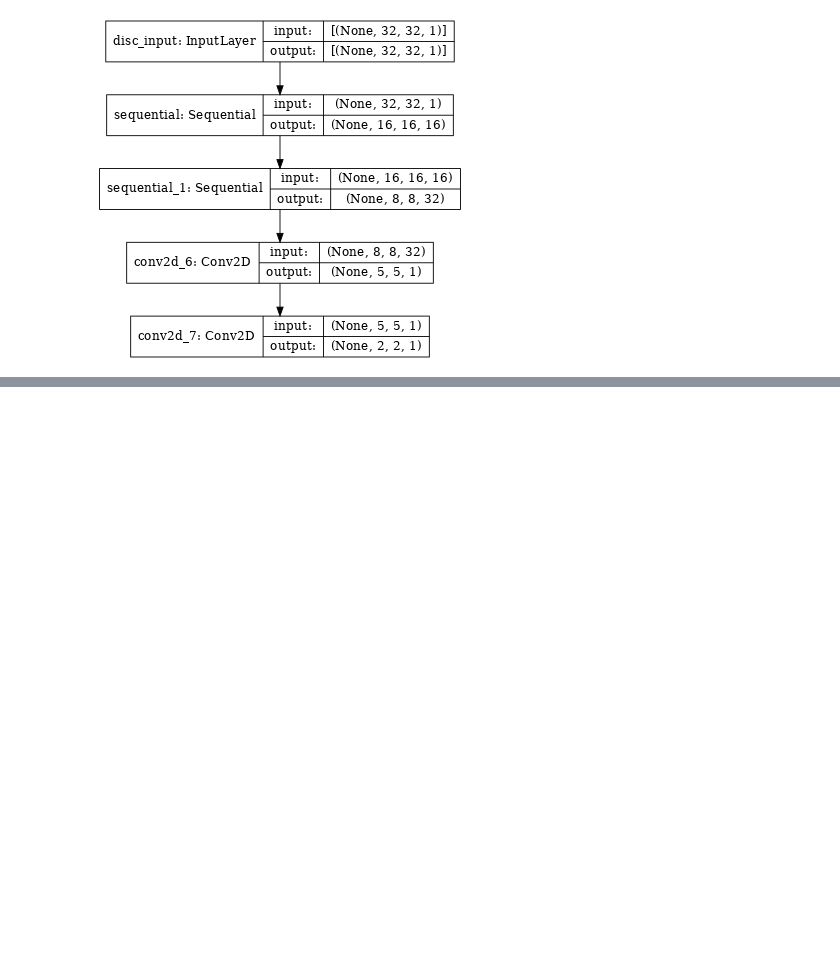
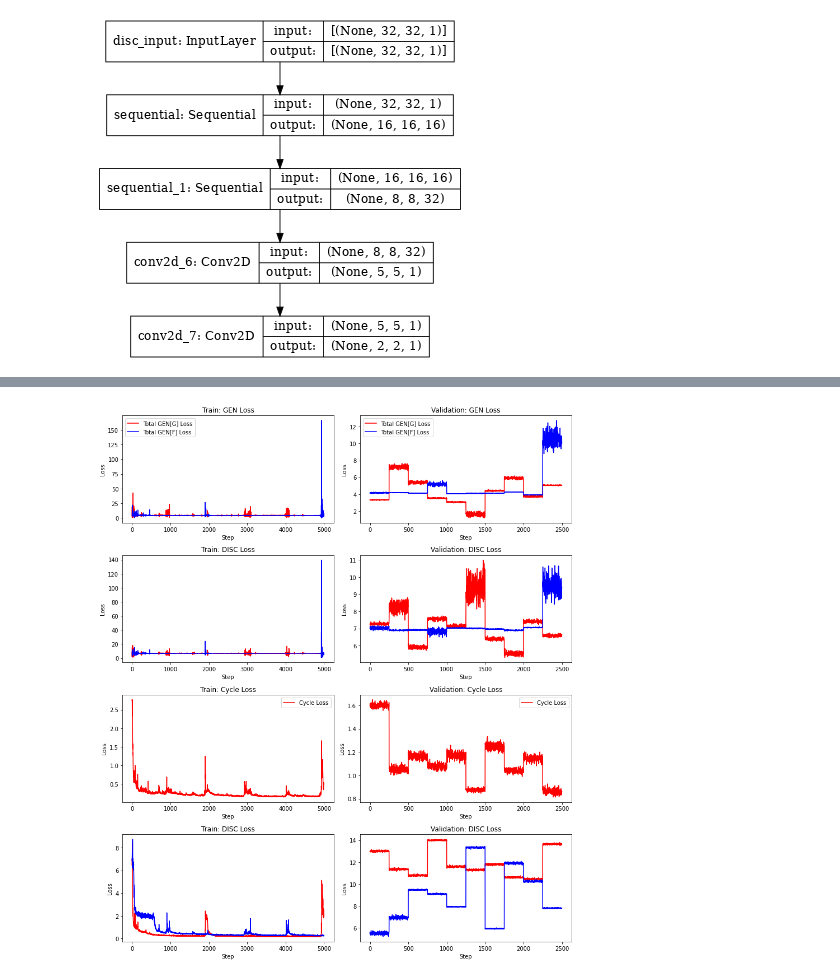
Before and after one commit to Robotmurlock/MATF-ML-pix2pix-CycleGAN, a Jupyter notebook: 05-CycleGAN-mnist.ipynb, the cells around one changed output, grey strips where cells are left out. Cells and saved outputs as stored; diff of their text form; code cells hidden in the pictures; blank space fills up the shorter version.

```diff
--- a/05-CycleGAN-mnist.ipynb
+++ b/05-CycleGAN-mnist.ipynb
@@ -354,2 +407,54 @@ Time taken for 5000 steps: 621.28 sec
 Step: 5000
 .
+# %%
+def plot_history(history, axs, col, prefix=''):
+    """
+    :param history: Istorija funkcije greske
+    :param axs: Grafice nad kojim se slika
+    :param col: Kolona koja se popunjava (ako ima vise skupova, moze da se gleda uporedo rezultat)
+    :param prefix: Prefiks za rezultat u izabranoj koloni
+    """
+    gen_g_loss, gen_f_loss, disc_x_loss, disc_y_loss, total_cycled_loss, identity_x_loss, identity_y_loss = \
+        zip(*history)
+
+    axs[0][col].plot(gen_g_loss, color='red', label='Total GEN[G] Loss')
+    axs[0][col].plot(gen_f_loss, color='blue', label='Total GEN[F] Loss')
+    axs[0][col].set_title(f'{prefix} GEN Loss')
+    axs[0][col].set_xlabel('Step')
+    axs[0][col].set_ylabel('Loss')
+    axs[0][col].legend()
+
+    axs[1][col].plot(disc_y_loss, color='red', label='Total DISC[Y] loss')
+    axs[1][col].plot(disc_x_loss, color='blue', label='Total DISC[X] loss')
+    axs[1][col].set_title(f'{prefix} DISC Loss')
+    axs[1][col].set_xlabel('Step')
+    axs[1][col].set_ylabel('Loss')
+
+    axs[2][col].plot(total_cycled_loss, color='red', label='Cycle Loss')
+    axs[2][col].set_title(f'{prefix} Cycle Loss')
+    axs[2][col].set_xlabel('Step')
+    axs[2][col].set_ylabel('Loss')
+
+    axs[3][col].plot(identity_x_loss, color='red', label='Total Identity[X] loss')
+    axs[3][col].plot(identity_y_loss, color='blue', label='Total Identity[Y] loss')
+    axs[3][col].set_title(f'{prefix} DISC Loss')
+    axs[3][col].set_xlabel('Step')
+    axs[3][col].set_ylabel('Loss')
+
+    axs[2][col].legend()
+
+
+def plot_training_results(train_history, val_history):
+    """
+    Prikazuje grafike koji predstavljaju rezultate treniranja nad skupom za ucenje i nad skupom za validaciju.
+    :param train_history: Istorija funkcije greske nad skupom za ucenje
+    :param val_history: Istorija funkcije greske nad skupom za validaciju
+    """
+    fig, axs = plt.subplots(figsize=(12, 14), nrows=4, ncols=2)
+    plot_history(train_history, axs, col=0, prefix='Train:')
+    plot_history(val_history, axs, col=1, prefix='Validation:')
+    plt.tight_layout()
+
+plot_training_results(train_history, val_history)
+# %% [output]
+[figure, added]
```
Also changed, not shown: parts of 7 cells of this notebook, 2 other files.
